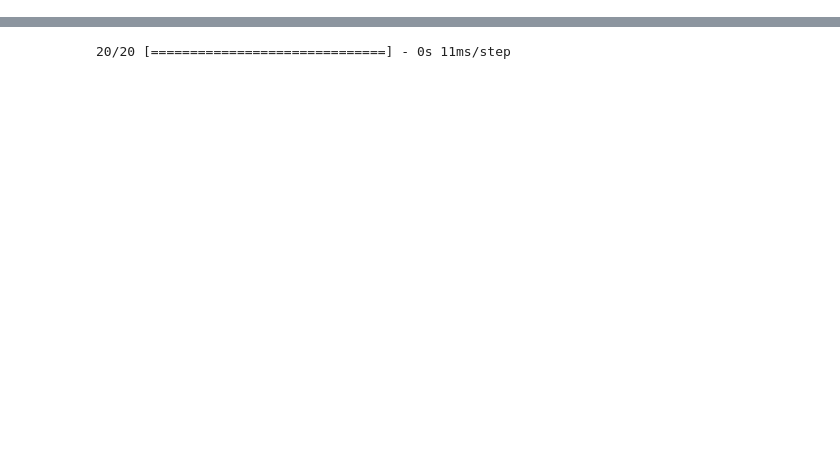
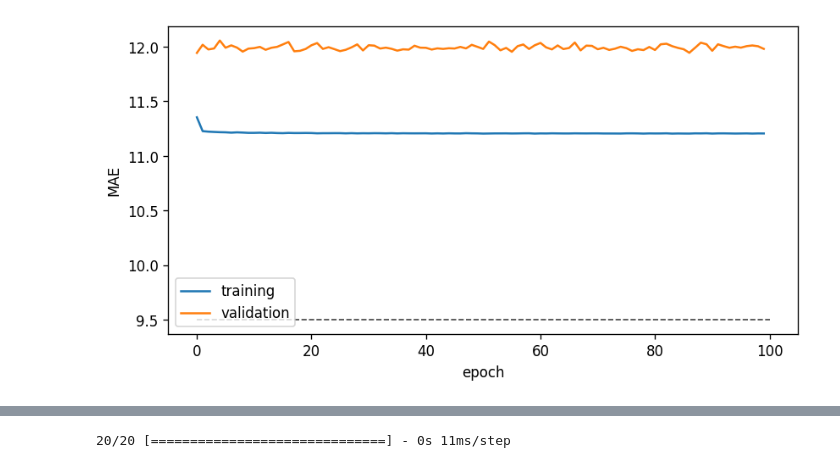
Before and after one commit to theGreatHerrLebert/ionmob, a Jupyter notebook: notebook/TrainKMerModel.ipynb, the cells around one changed output, grey strips where cells are left out. Saved outputs shown, nothing was run; the diff lists cells and outputs as text; code cells hidden in the pictures; blank space fills up the shorter version.

```diff
--- a/notebook/TrainKMerModel.ipynb
+++ b/notebook/TrainKMerModel.ipynb
@@ -94,5 +94,5 @@ model.compile(loss=tf.keras.losses.MeanAbsoluteError(), loss_weights=[1.],
               optimizer=tf.keras.optimizers.Adam(1e-3), metrics=['mae', 'mean_absolute_percentage_error'])
 # %%
 history = model.fit(tf_train, validation_data=tf_valid,
-                    epochs=100, verbose=True, callbacks=cbs)
+                    epochs=100, verbose=False, callbacks=cbs)
 # %% [output]
@@ -116,0 +116,12 @@ KeyboardInterrupt:
+# %%
+# plot training and validation loss
+plt.figure(figsize=(8, 4), dpi=120)
+plt.plot(history.history['mae'], label='training')
+plt.plot(history.history['val_mae'], label='validation')
+plt.hlines(9.5, xmin=0, xmax=len(history.history['mae']), linestyles='dashed', color='black', linewidth=1, alpha=.75)
+plt.xlabel('epoch')
+plt.ylabel('MAE')
+plt.legend()
+plt.show()
+# %% [output]
+[figure, added]
```
Also changed, not shown: parts of 5 cells of this notebook, 4 other files.
